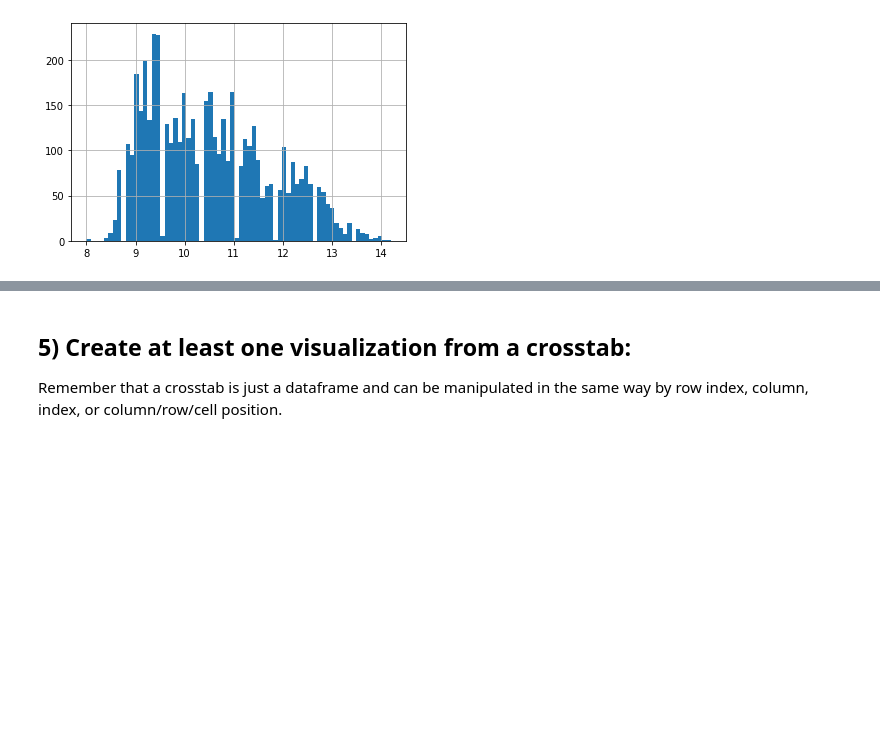
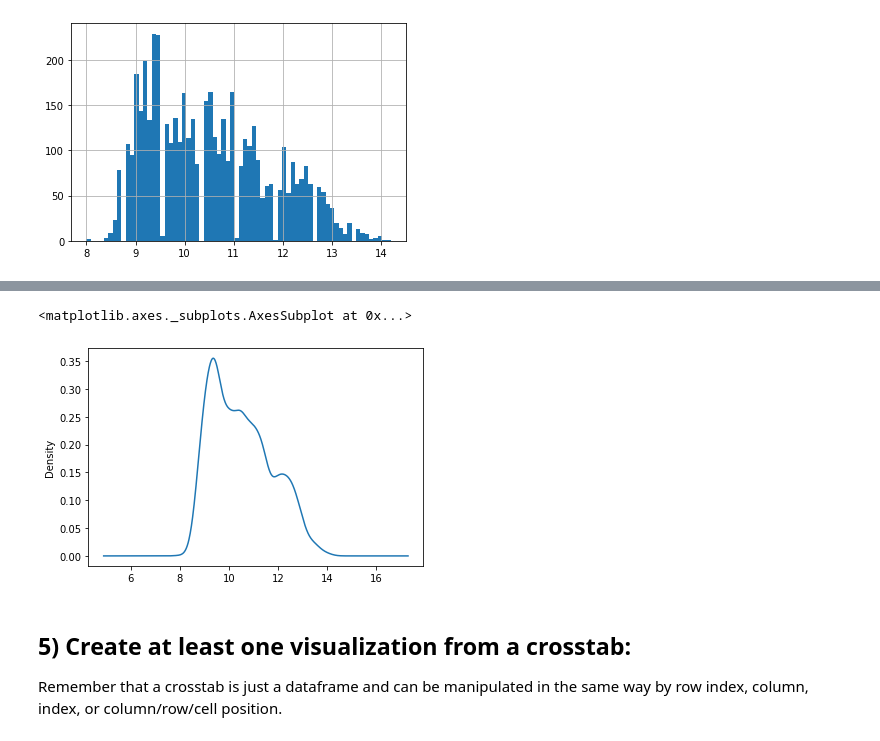
Before and after one commit to daniela500/DS-Unit-1-Sprint-1-Data-Wrangling-and-Storytelling, a Jupyter notebook: module1-exploratory-data-analysis/LS_DS_111_Exploratory_Data_Analysis_Assignment.ipynb, the cells around one changed output, grey strips where cells are left out. Cells and saved outputs as stored; diff of their text form; code cells hidden in the pictures; blank space fills up the shorter version.

```diff
--- a/module1-exploratory-data-analysis/LS_DS_111_Exploratory_Data_Analysis_Assignment.ipynb
+++ b/module1-exploratory-data-analysis/LS_DS_111_Exploratory_Data_Analysis_Assignment.ipynb
@@ -230,3 +242,8 @@ whitewine['alcohol'].hist(bins=70);
+# %%
+whitewine['alcohol'].plot.density()
+# %% [output]
+<matplotlib.axes._subplots.AxesSubplot at 0x...>
+[figure, added]
 # %% [markdown]
 ## 5) Create at least one visualization from a crosstab:
 
```
Also changed, not shown: parts of 7 cells of this notebook.
